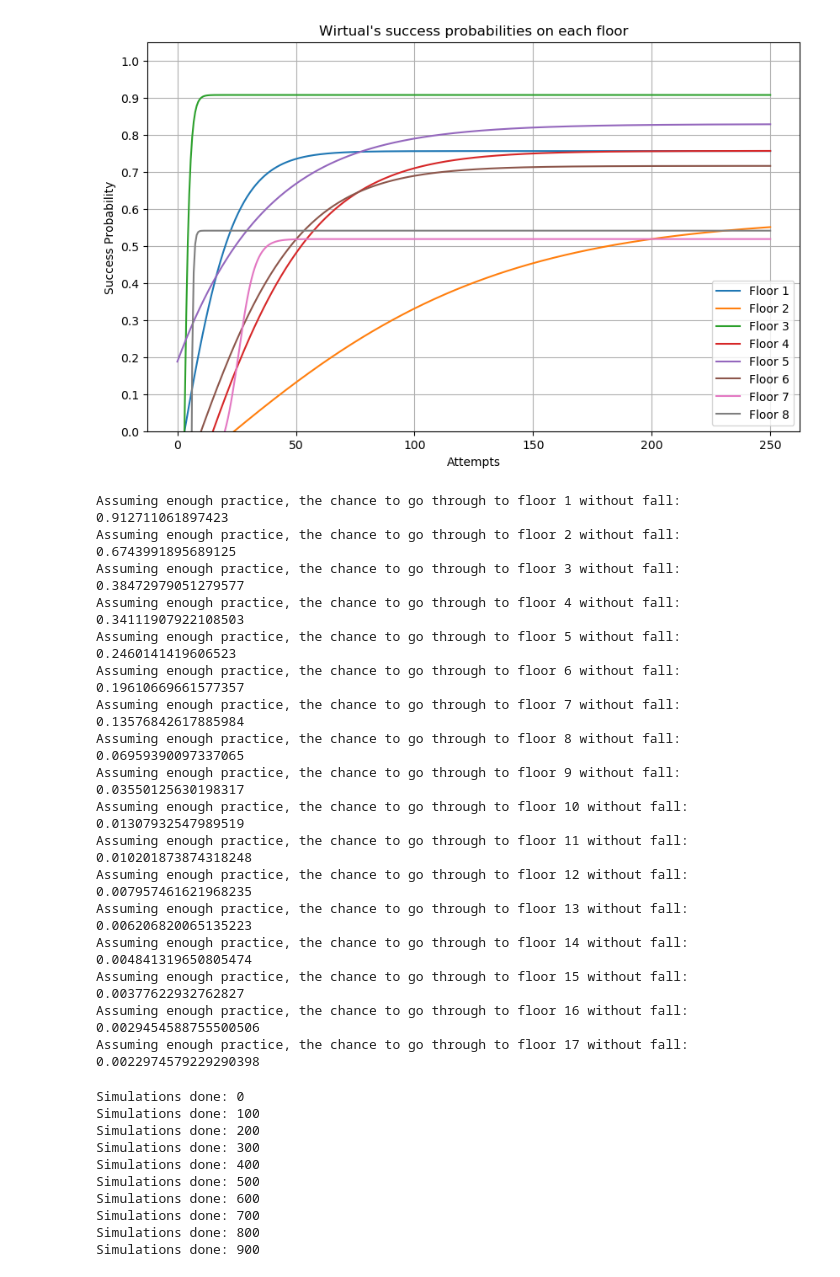
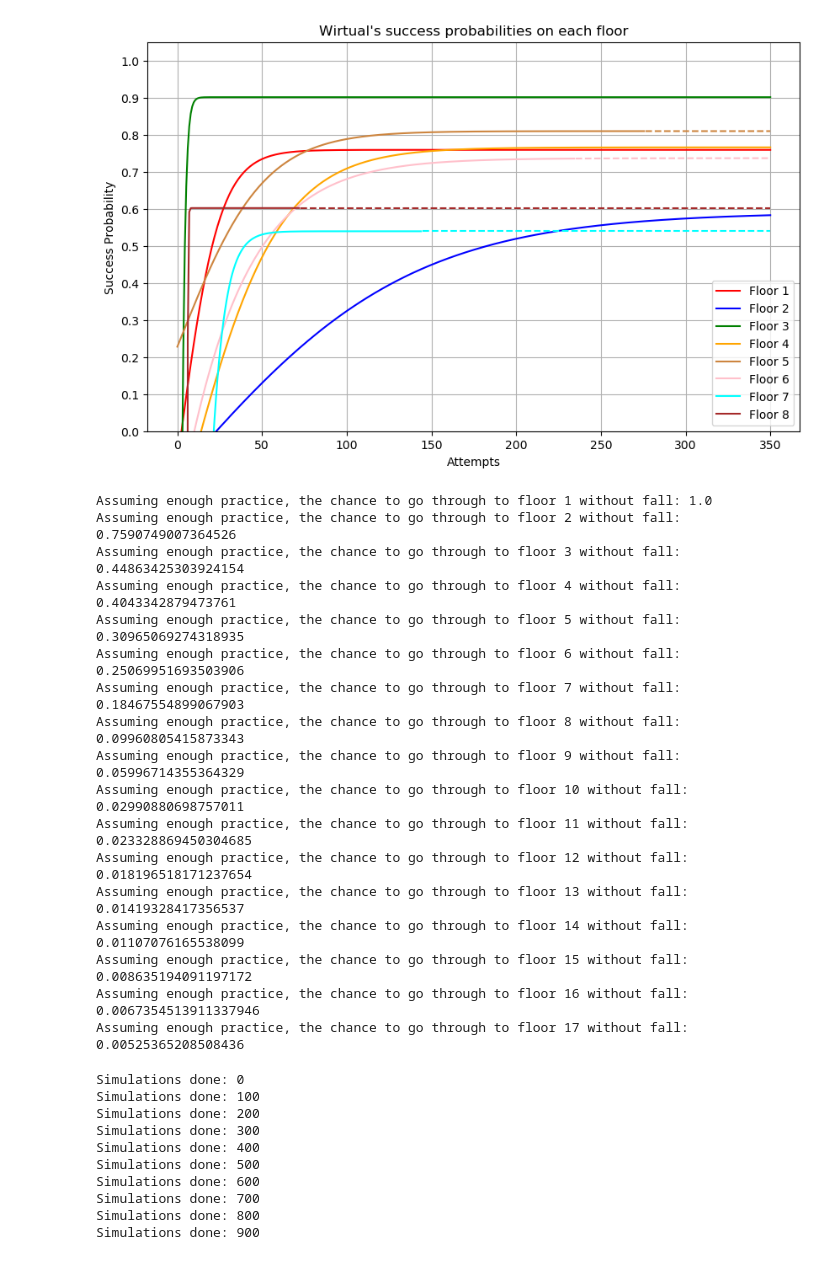
Before and after one commit to NLogSpace/deepdip2, a Jupyter notebook: notebook.ipynb, the cells around one changed output. Drawn from its saved outputs; the diff is of its cells as text; code cells hidden in the pictures.

```diff
--- a/notebook.ipynb
+++ b/notebook.ipynb
@@ -183,4 +183,10 @@ for i in range(18):
     except:
         pass
 wirtual_first_time_reached_floor
+
+floor = 1
+for i, hour in enumerate(wirtual):
+    if floor in hour:
+        print(f"Floor {floor} reached after {i} hours.")
+        floor += 1
 # %% [output]
@@ -188,9 +204,9 @@ wirtual_first_time_reached_floor
 # %%
 floors = []
-for i in range(10):
+for i in range(11):
     floors.append(Floor.from_data(wirtual_flat, i))
 
-for i in range(10, 17):
+for i in range(11, 17):
     floors.append(Floor.from_params(i, -0.77, 0.78, -7.32, 0.1))
 
 for floor in floors:
@@ -213,48 +229,51 @@ low=-10.00, high=0.83, shift=-96.91, speed=0.03
 # %%
 # Plot all floor probabilities in one plot
 from matplotlib.ticker import MultipleLocator
-x_values = np.linspace(0, 250, 400)
+x_values = np.linspace(0, 350, 400)
 plt.figure(figsize=(10, 6))
 plt.title(f'Wirtual\'s success probabilities on each floor')
 plt.xlabel('Attempts')
 plt.ylabel('Success Probability')
 # Set the y-axis major ticks locator to be at intervals of 0.1
 y_major_locator = MultipleLocator(0.1)
 plt.gca().yaxis.set_major_locator(y_major_locator)
 plt.ylim(0, 1.05)
 plt.grid(True)
-for floor in floors[1:9]:
+colors = ["red", "blue", "green", "orange", "peru", "pink", "cyan", "brown", "turquoise", "purple"]
+for i, floor in enumerate(floors[1:9]):
     # Calculate y values
     low, high, shift, speed = floor.params
+    split = len(floor.successes)
     y_values = logistic_curve(x_values, low, high, shift, speed)
-    plt.plot(x_values, y_values, label=f'Floor {floor.floor}')
+    plt.plot(x_values[x_values<=split], y_values[x_values<=split], "b-", color=colors[i], label=f'Floor {floor.floor}')
+    plt.plot(x_values[x_values>split], y_values[x_values>split], "b--", color=colors[i], label=None)
 plt.legend()
 plt.show()
 # %% [output]
-[figure, old version]
+[figure, new version]
 # %%
 prod = 1.0
 for i in range(17):
     prod *= floors[i].params[1]
     print(f"Assuming enough practice, the chance to go through to floor {i+1} without fall: {prod}")
 # %% [output]
-Assuming enough practice, the chance to go through to floor 1 without fall: 0.912711061897423
-Assuming enough practice, the chance to go through to floor 2 without fall: 0.6743991895689125
-Assuming enough practice, the chance to go through to floor 3 without fall: 0.38472979051279577
-Assuming enough practice, the chance to go through to floor 4 without fall: 0.34111907922108503
-Assuming enough practice, the chance to go through to floor 5 without fall: 0.2460141419606523
-Assuming enough practice, the chance to go through to floor 6 without fall: 0.19610669661577357
-Assuming enough practice, the chance to go through to floor 7 without fall: 0.13576842617885984
-Assuming enough practice, the chance to go through to floor 8 without fall: 0.06959390097337065
-Assuming enough practice, the chance to go through to floor 9 without fall: 0.03550125630198317
-Assuming enough practice, the chance to go through to floor 10 without fall: 0.01307932547989519
-Assuming enough practice, the chance to go through to floor 11 without fall: 0.010201873874318248
-Assuming enough practice, the chance to go through to floor 12 without fall: 0.007957461621968235
-Assuming enough practice, the chance to go through to floor 13 without fall: 0.006206820065135223
-Assuming enough practice, the chance to go through to floor 14 without fall: 0.004841319650805474
-Assuming enough practice, the chance to go through to floor 15 without fall: 0.00377622932762827
-Assuming enough practice, the chance to go through to floor 16 without fall: 0.0029454588755500506
-Assuming enough practice, the chance to go through to floor 17 without fall: 0.0022974579229290398
+Assuming enough practice, the chance to go through to floor 1 without fall: 1.0
+Assuming enough practice, the chance to go through to floor 2 without fall: 0.7590749007364526
+Assuming enough practice, the chance to go through to floor 3 without fall: 0.44863425303924154
+Assuming enough practice, the chance to go through to floor 4 without fall: 0.4043342879473761
+Assuming enough practice, the chance to go through to floor 5 without fall: 0.30965069274318935
+Assuming enough practice, the chance to go through to floor 6 without fall: 0.25069951693503906
+Assuming enough practice, the chance to go through to floor 7 without fall: 0.18467554899067903
+Assuming enough practice, the chance to go through to floor 8 without fall: 0.09960805415873343
+Assuming enough practice, the chance to go through to floor 9 without fall: 0.05996714355364329
+Assuming enough practice, the chance to go through to floor 10 without fall: 0.02990880698757011
+Assuming enough practice, the chance to go through to floor 11 without fall: 0.023328869450304685
+Assuming enough practice, the chance to go through to floor 12 without fall: 0.018196518171237654
+Assuming enough practice, the chance to go through to floor 13 without fall: 0.01419328417356537
+Assuming enough practice, the chance to go through to floor 14 without fall: 0.01107076165538099
+Assuming enough practice, the chance to go through to floor 15 without fall: 0.008635194091197172
+Assuming enough practice, the chance to go through to floor 16 without fall: 0.0067354513911337946
+Assuming enough practice, the chance to go through to floor 17 without fall: 0.00525365208508436
 # %%
 results = []
 for sim in range(1000):
```
Also changed, not shown: parts of 5 cells of this notebook, 1 other file.
